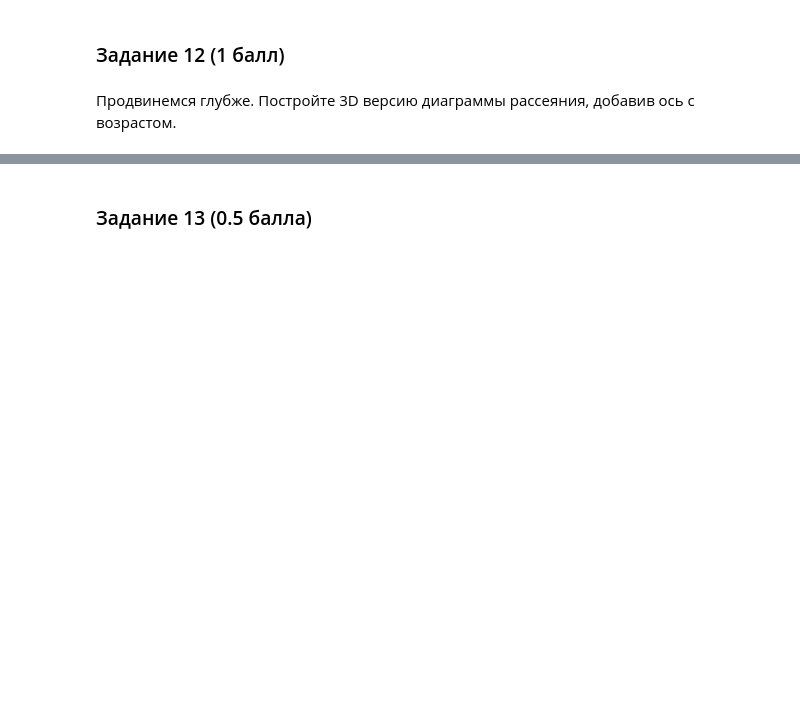
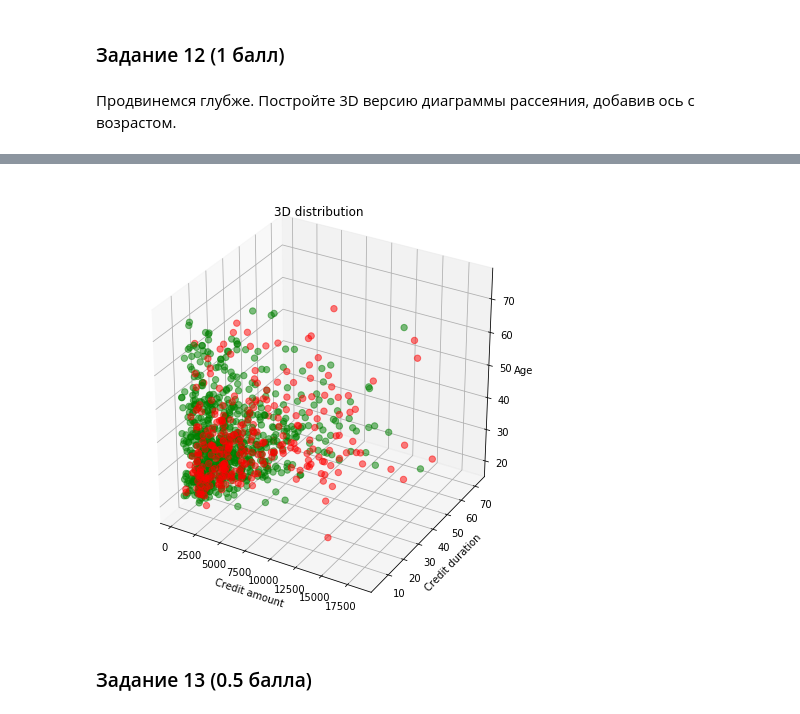
Before and after one commit to alyonabelenko/Courses, a Jupyter notebook: IAD2/03_eda/hw03-EDA.ipynb, the cells around one changed output, grey strips where cells are left out. Cells and saved outputs as stored; diff of their text form; code cells hidden in the pictures; blank space fills up the shorter version.

```diff
--- a/IAD2/03_eda/hw03-EDA.ipynb
+++ b/IAD2/03_eda/hw03-EDA.ipynb
@@ -278,3 +303,18 @@ seaborn легко позволяет добавить ещё больше ин
+# %%
+from mpl_toolkits.mplot3d import Axes3D
+fig = plt.figure(figsize=(6,6))
+ax = Axes3D(fig)
+c = np.where(
+    data['credit_risk'] == 'good', 'g', 'r'
+)
+sc = ax.scatter(data['amount'], data['duration'], data['age'], s=40, marker='o', c=c, alpha=0.5)
+ax.set_xlabel('Credit amount')
+ax.set_ylabel('Credit duration')
+ax.set_zlabel('Age')
+ax.set_title('3D distribution')
+plt.show()
+# %% [output]
+[figure, added]
 # %% [markdown]
 ### Задание 13  (0.5 балла)
 # %% [markdown]
```
Also changed, not shown: parts of 8 cells of this notebook.
